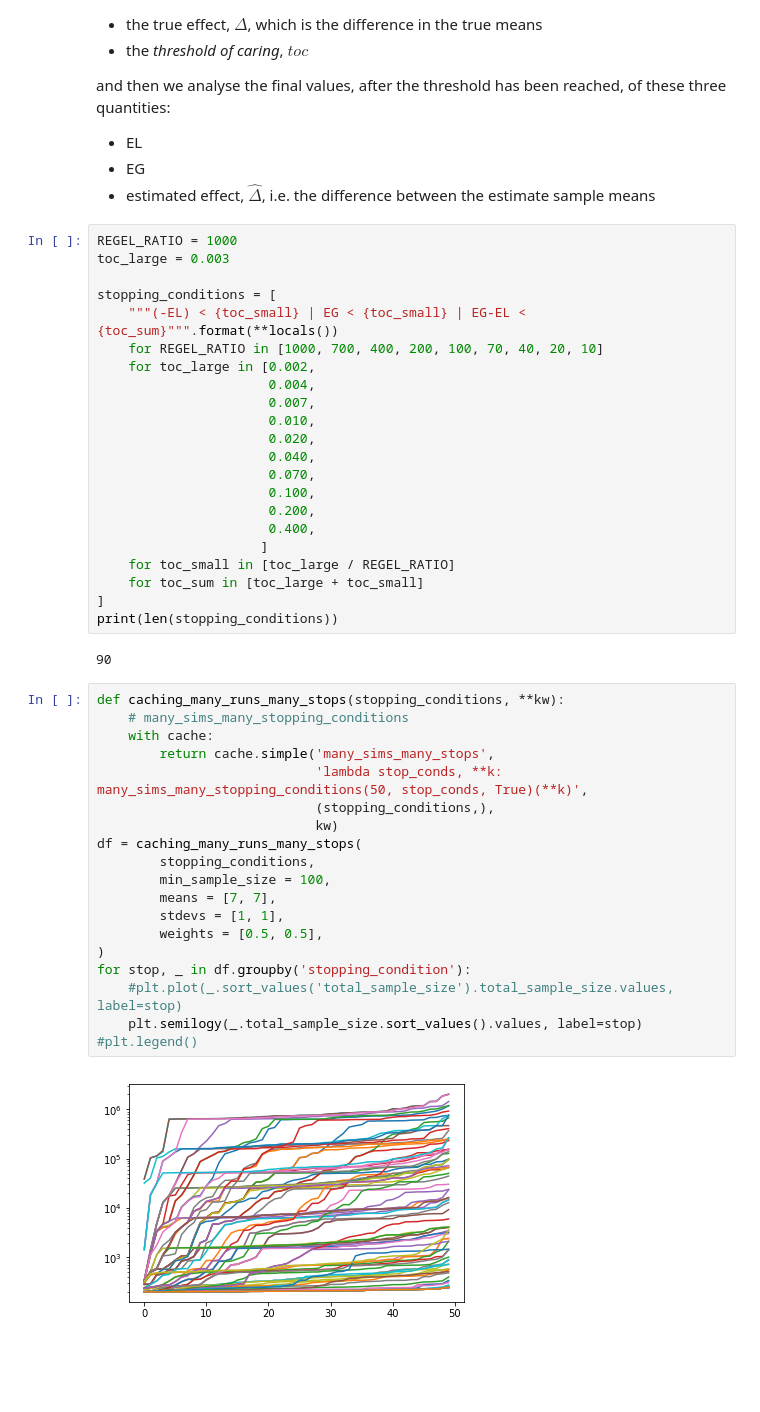
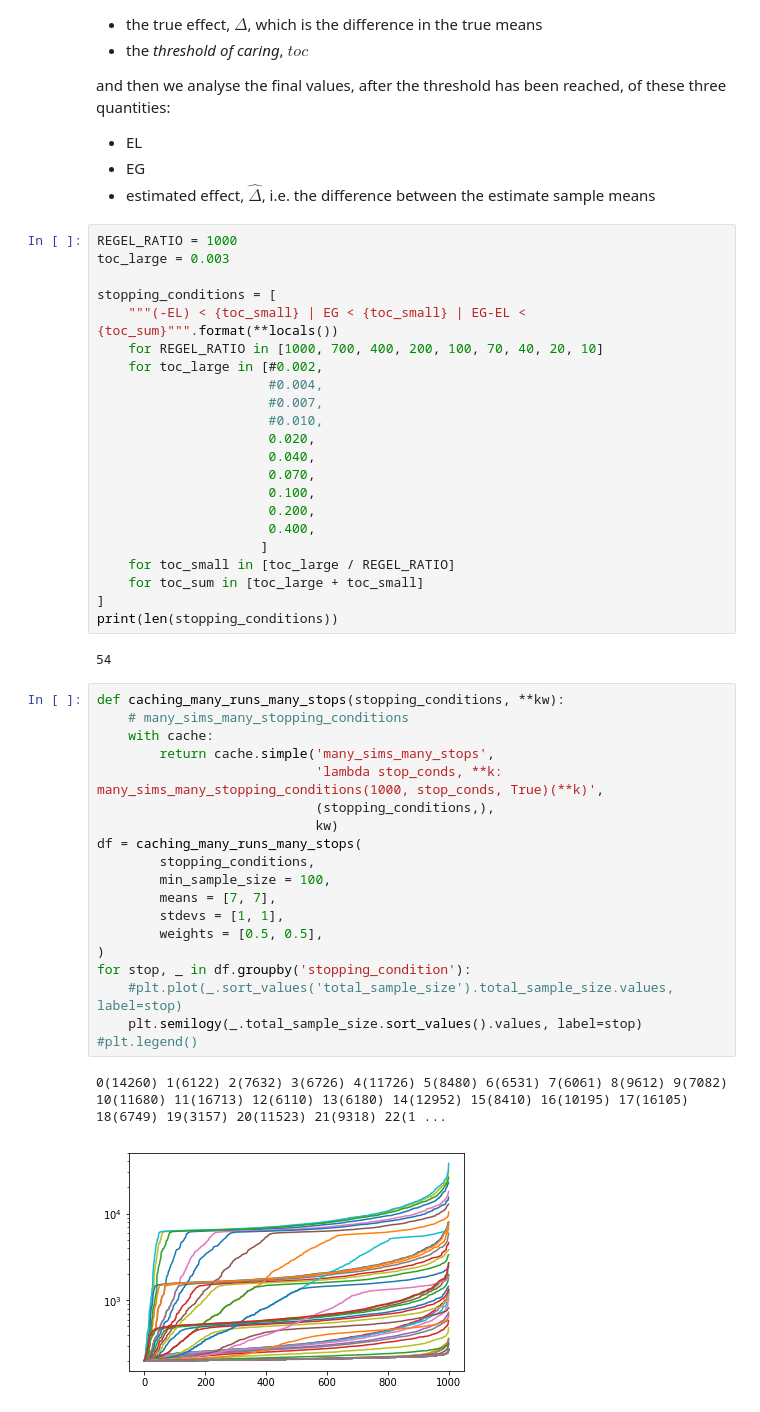
Before and after one commit to aaronmcdaid/bayesian.risk, a Jupyter notebook: notebooks/Using the Ratio Of Expected Gain to Expected Loss (REGEL) for fast A-B testing.ipynb, the cells around one changed output. Saved outputs shown, nothing was run; the diff lists cells and outputs as text; blank space fills up the shorter version.

```diff
--- a/notebooks/Using the Ratio Of Expected Gain to Expected Loss (REGEL) for fast A-B testing.ipynb
+++ b/notebooks/Using the Ratio Of Expected Gain to Expected Loss (REGEL) for fast A-B testing.ipynb
@@ -114,10 +114,10 @@ toc_large = 0.003
 stopping_conditions = [
     """(-EL) < {toc_small} | EG < {toc_small} | EG-EL < {toc_sum}""".format(**locals())
     for REGEL_RATIO in [1000, 700, 400, 200, 100, 70, 40, 20, 10]
-    for toc_large in [0.002,
-                      0.004,
-                      0.007,
-                      0.010,
+    for toc_large in [#0.002,
+                      #0.004,
+                      #0.007,
+                      #0.010,
                       0.020,
                       0.040,
                       0.070,
@@ -130,28 +130,29 @@ stopping_conditions = [
 ]
 print(len(stopping_conditions))
 # %% [output]
-90
+54
 # %%
 def caching_many_runs_many_stops(stopping_conditions, **kw):
     # many_sims_many_stopping_conditions
     with cache:
         return cache.simple('many_sims_many_stops',
-                            'lambda stop_conds, **k: many_sims_many_stopping_conditions(50, stop_conds, True)(**k)',
+                            'lambda stop_conds, **k: many_sims_many_stopping_conditions(1000, stop_conds, True)(**k)',
                             (stopping_conditions,),
                             kw)
 df = caching_many_runs_many_stops(
         stopping_conditions,
         min_sample_size = 100,
         means = [7, 7],
         stdevs = [1, 1],
         weights = [0.5, 0.5],
 )
 for stop, _ in df.groupby('stopping_condition'):
     #plt.plot(_.sort_values('total_sample_size').total_sample_size.values, label=stop)
     plt.semilogy(_.total_sample_size.sort_values().values, label=stop)
 #plt.legend()
 # %% [output]
+0(14260) 1(6122) 2(7632) 3(6726) 4(11726) 5(8480) 6(6531) 7(6061) 8(9612) 9(7082) 10(11680) 11(16713) 12(6110) 13(6180) 14(12952) 15(8410) 16(10195) 17(16105) 18(6749) 19(3157) 20(11523) 21(9318) 22(1 ...
-[figure, old version]
+[figure, new version]
 # %%
 fin
 def caching_many_runs(*pos, **kw):
```
Also changed, not shown: parts of 5 cells of this notebook.
